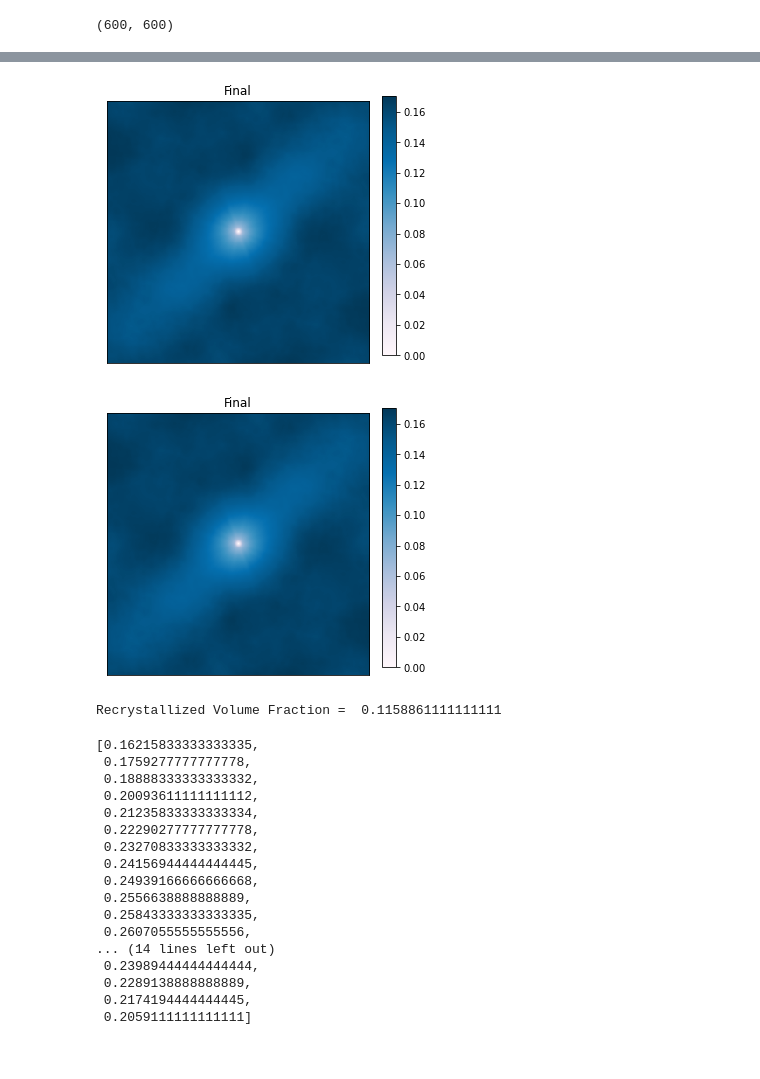
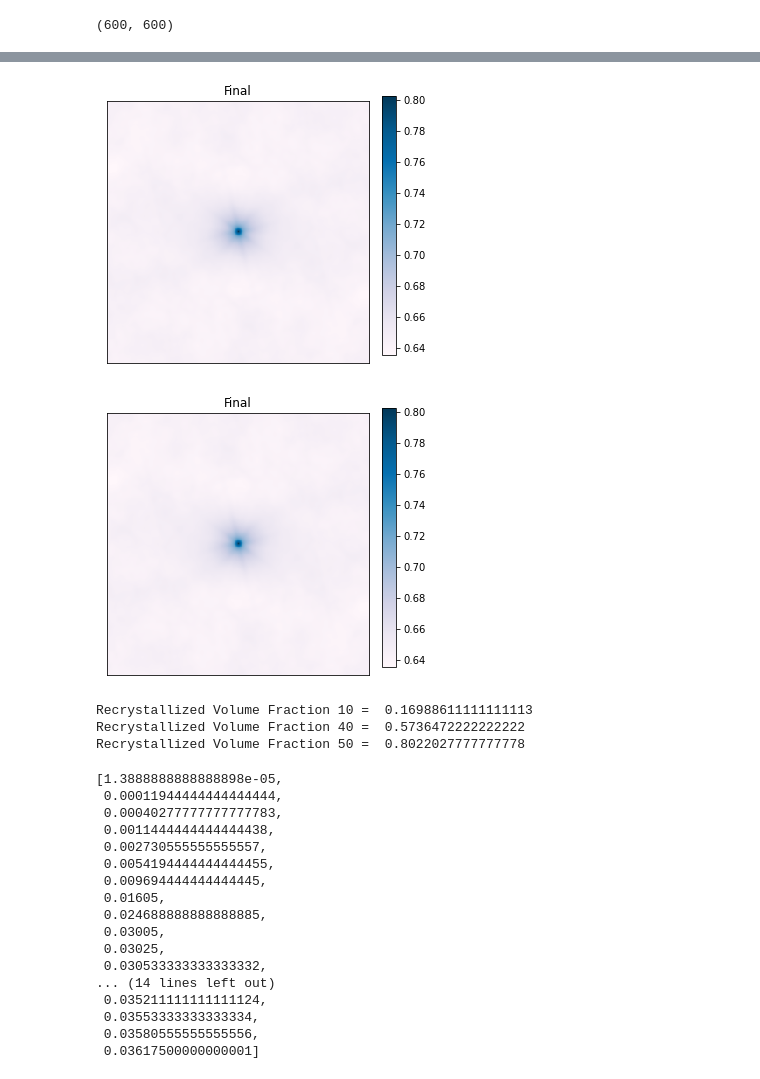
Before and after one commit to jwwtc/code, a Jupyter notebook: microstructure_statistics/micress_final.ipynb, the cells around one changed output, grey strips where cells are left out. Saved outputs shown, nothing was run; the diff lists cells and outputs as text; code cells hidden in the pictures.

```diff
--- a/microstructure_statistics/micress_final.ipynb
+++ b/microstructure_statistics/micress_final.ipynb
@@ -18,7 +18,7 @@ from pymks import (plot_microstructures, PrimitiveTransformer, TwoPointCorrelati
 # %%
 #Append images all to one list.
 images = []
-for filename in glob.glob(r'C:\Users\mikep\Desktop\project\data\final-results\1054b\*.tif'):
+for filename in glob.glob(r'C:\Users\mikep\Desktop\project\data\evolution_issue\bin\*.tif'):
     im=Image.open(filename)
     images.append(im)
 np.shape(images[0])
@@ -51,2 +51,5 @@ data.shape
+# %%
+#Swaping the columns to solve the evolution issue.
+data[:, :, :, [0, 1]]= data[:, :, :, [1, 0]]
 # %%
 #Initial and middle microstructures.
@@ -63,6 +60,6 @@ plot_microstructures(data[39, :, :, 0], titles=['Final'], cmap='PuBu', colorbar=
 # %%
 #Calculating two-point statistics.
-two_points = TwoPointCorrelation(periodic_boundary=True, cutoff=150, correlations=[(0, 1)]).transform(data)
+two_points = TwoPointCorrelation(periodic_boundary=True, cutoff=150, correlations=[(0, 0), (0, 1)]).transform(data)
 initial_shape = two_points.shape
-print(initial_shape)
+initial_shape
 # %% [output]
@@ -82,16 +79,18 @@ plot_microstructures(two_points[21, :, :, 0], titles=['Middle'], cmap='PuBu', sh
 # %%
 #Final two-point statistics.
-plot_microstructures(two_points[33, :, :, 0], titles=['Final'], cmap='PuBu', showticks=True)
+plot_microstructures(two_points[50, :, :, 0], titles=['Final'], cmap='PuBu_r', showticks=False)
 # %% [output]
-[figure, old version]
+[figure, new version]
-[figure, old version]
+[figure, new version]
 # %%
 #Recrystallized Volume Fraction
-#center = two_points.shape[1] // 2
-#print(center)
-print('Recrystallized Volume Fraction = ', two_points[39, 0, 0, 0].compute())
+print('Recrystallized Volume Fraction 10 = ', two_points[10, 150, 150, 0].compute())
+print('Recrystallized Volume Fraction 40 = ', two_points[40, 150, 150, 0].compute())
+print('Recrystallized Volume Fraction 50 = ', two_points[50, 150, 150, 0].compute())
 # %% [output]
-Recrystallized Volume Fraction =  0.1158861111111111
+Recrystallized Volume Fraction 10 =  0.16988611111111113
+Recrystallized Volume Fraction 40 =  0.5736472222222222
+Recrystallized Volume Fraction 50 =  0.8022027777777778
 # %%
 #list with recrystallized fraction
 rex_fraction_list=[]
@@ -99,23 +98,23 @@ for i in range(30):
     rex_fraction_list.insert(i, two_points[i, 0, 0, 0].compute())
 rex_fraction_list
 # %% [output]
-[0.16215833333333335,
- 0.1759277777777778,
- 0.18888333333333332,
- 0.20093611111111112,
- 0.21235833333333334,
- 0.22290277777777778,
- 0.23270833333333332,
- 0.24156944444444445,
- 0.24939166666666668,
- 0.2556638888888889,
- 0.25843333333333335,
- 0.2607055555555556,
+[1.3888888888888898e-05,
+ 0.00011944444444444444,
+ 0.00040277777777777783,
+ 0.0011444444444444438,
+ 0.002730555555555557,
+ 0.0054194444444444455,
+ 0.009694444444444445,
+ 0.01605,
+ 0.024688888888888885,
+ 0.03005,
+ 0.03025,
+ 0.030533333333333332,
 ... (14 lines left out)
- 0.23989444444444444,
- 0.2289138888888889,
- 0.2174194444444445,
- 0.2059111111111111]
+ 0.035211111111111124,
+ 0.03553333333333334,
+ 0.03580555555555556,
+ 0.03617500000000001]
 # %%
 #csv file with rex fraction
 with open(r'C:\Users\mikep\Desktop\project\data\rex_fraction.csv', 'w+', newline='') as csvfile:
```
Also changed, not shown: parts of 21 cells of this notebook, 2 other files.
